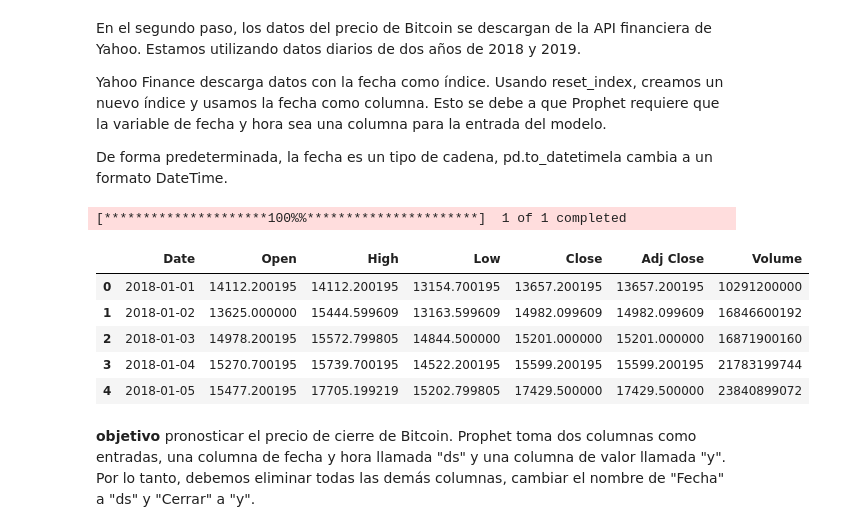
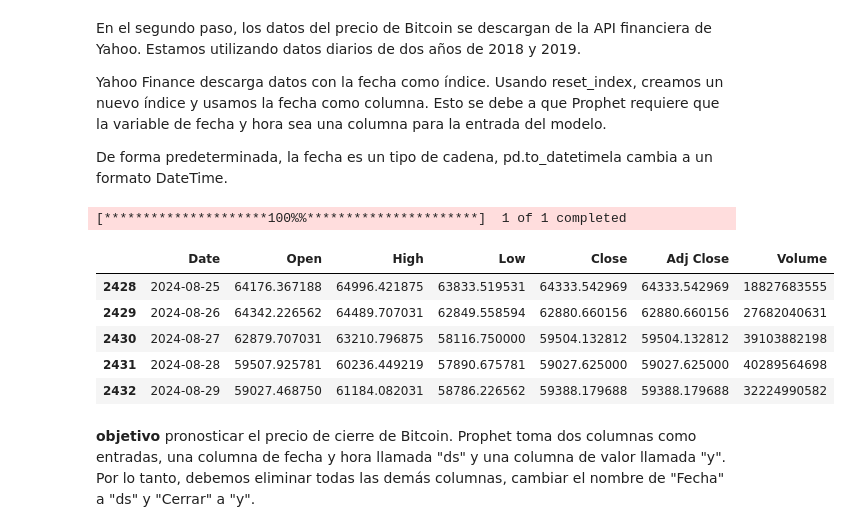
Before and after one commit to Wilsonsr/Series-de-Tiempo, a Jupyter notebook: CUADERNOS/Bitcoin_Phrophet.ipynb, the cells around one changed output. Cells and saved outputs as stored; diff of their text form; code cells hidden in the pictures.

```diff
--- a/CUADERNOS/Bitcoin_Phrophet.ipynb
+++ b/CUADERNOS/Bitcoin_Phrophet.ipynb
@@ -93,23 +93,23 @@ De forma predeterminada, la fecha es un tipo de cadena, pd.to_datetimela cambia
 # %%
 # Descargar datos Bitcoin
 data = yf.download(tickers='BTC-USD', start='2018-01-01', end='2024-08-30', interval = '1d')
 
 # Restablecer el índice y tener la fecha como columna
 data.reset_index(inplace=True)
 
 # Cambiar la fecha al formato de fecha y hora
 data['Date'] = pd.to_datetime(data['Date'])
 
 
-data.head()
+data.tail()
 # %% [output]
 [*********************100%%**********************]  1 of 1 completed
 |  | Date | Open | High | Low | Close | Adj Close | Volume |
-| 0 | 2018-01-01 | 14112.200195 | 14112.200195 | 13154.700195 | 13657.200195 | 13657.200195 | 10291200000 |
-| 1 | 2018-01-02 | 13625.000000 | 15444.599609 | 13163.599609 | 14982.099609 | 14982.099609 | 16846600192 |
-| 2 | 2018-01-03 | 14978.200195 | 15572.799805 | 14844.500000 | 15201.000000 | 15201.000000 | 16871900160 |
-| 3 | 2018-01-04 | 15270.700195 | 15739.700195 | 14522.200195 | 15599.200195 | 15599.200195 | 21783199744 |
-| 4 | 2018-01-05 | 15477.200195 | 17705.199219 | 15202.799805 | 17429.500000 | 17429.500000 | 23840899072 |
+| 2428 | 2024-08-25 | 64176.367188 | 64996.421875 | 63833.519531 | 64333.542969 | 64333.542969 | 18827683555 |
+| 2429 | 2024-08-26 | 64342.226562 | 64489.707031 | 62849.558594 | 62880.660156 | 62880.660156 | 27682040631 |
+| 2430 | 2024-08-27 | 62879.707031 | 63210.796875 | 58116.750000 | 59504.132812 | 59504.132812 | 39103882198 |
+| 2431 | 2024-08-28 | 59507.925781 | 60236.449219 | 57890.675781 | 59027.625000 | 59027.625000 | 40289564698 |
+| 2432 | 2024-08-29 | 59027.468750 | 61184.082031 | 58786.226562 | 59388.179688 | 59388.179688 | 32224990582 |
 # %%
 # Declarar la figura
 fig = go.Figure()
```
Also changed, not shown: parts of 6 cells of this notebook.
